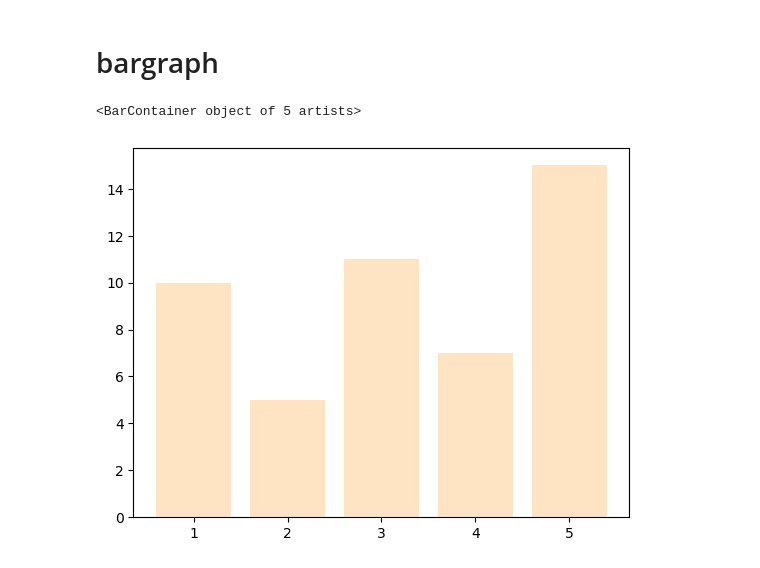
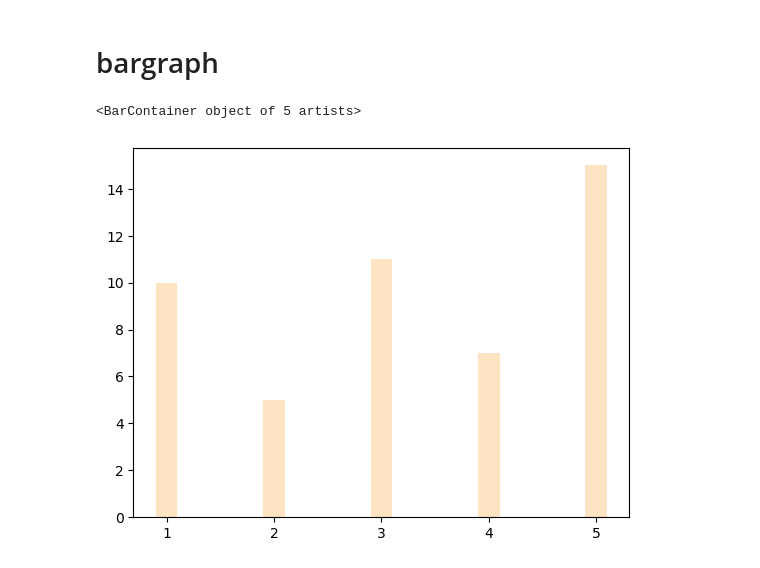
Before and after one commit to Anugrahig/LM-BD-March, a Jupyter notebook: march_bigdata/ml/matplotlib/01_mthplotlib_basics.ipynb, the cells around one changed output. Cells and saved outputs as stored; diff of their text form; code cells hidden in the pictures.

```diff
--- a/march_bigdata/ml/matplotlib/01_mthplotlib_basics.ipynb
+++ b/march_bigdata/ml/matplotlib/01_mthplotlib_basics.ipynb
@@ -221,9 +221,10 @@ Text(0.5, 1.0, 'X-Y')
 # histogram : frequeny
 # bargraph : count
 # %%
+# Vertical bar graph
 x=[1,2,3,4,5]
 y=[10,5,11,7,15]
-plt.bar(x,y,color="bisque")
+plt.bar(x,y,color="bisque",width=.2)
 # %% [output]
 <BarContainer object of 5 artists>
-[figure, old version]
+[figure, new version]
```
Also changed, not shown: 4 other files.
